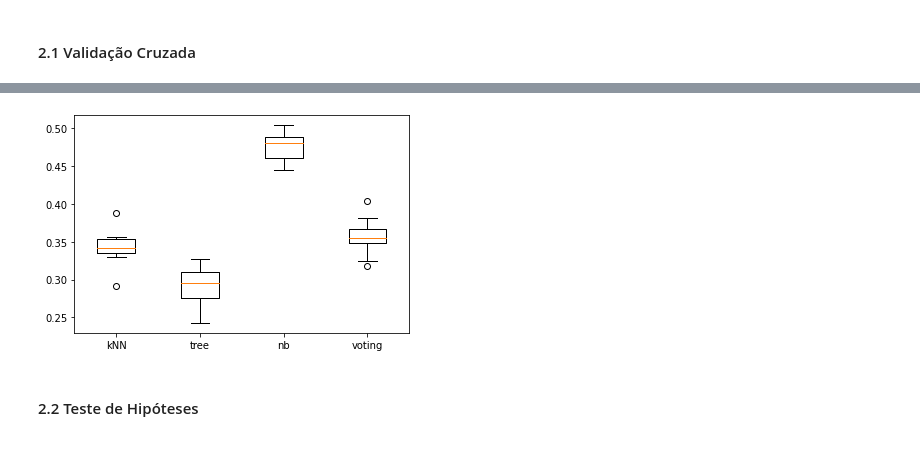
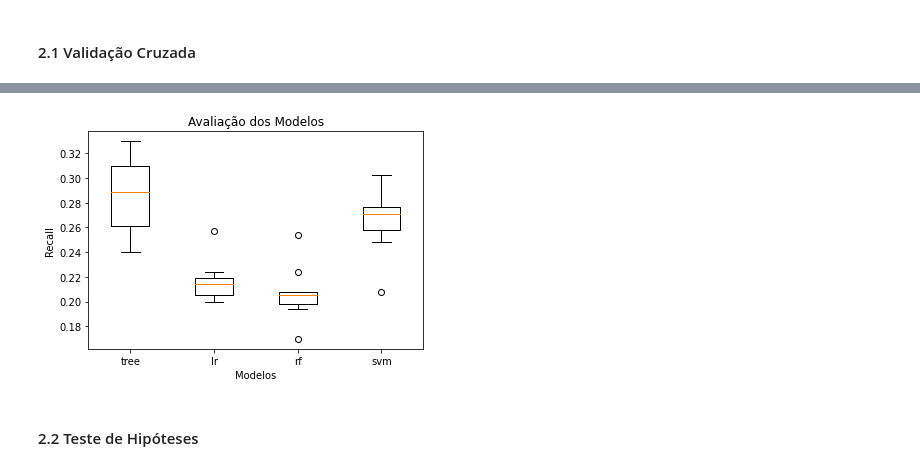
Before and after one commit to pedrosouzalv/PO-233, a Jupyter notebook: aplicacao_modelos.ipynb, the cells around one changed output, grey strips where cells are left out. Saved outputs shown, nothing was run; the diff lists cells and outputs as text; code cells hidden in the pictures.

```diff
--- a/aplicacao_modelos.ipynb
+++ b/aplicacao_modelos.ipynb
@@ -153,0 +162,14 @@ f1_scores        = {}
+# %%
+for model in ['tree']:
+    print('Evaluation -', model)
+    model_scores = cross_validate(tunned_models[model],
+                    X_train.values,
+                    y_train['y'].values,
+                    cv=cv,
+                    scoring = ['accuracy','precision', 'recall', 'f1']
+                    )
+    precision_scores[model] = model_scores['test_precision']
+    accuracy_scores[model]  = model_scores['test_accuracy']
+    recall_scores[model]    = model_scores['test_recall']
+    f1_scores[model]        = model_scores['test_f1']
+    print(model,'- Finished')
@@ -157,7 +182,7 @@ for model in tunned_models.keys():
     model_scores = cross_validate(tunned_models[model],
                     X_train.values,
                     y_train['y'].values,
-                    cv=gscv,
+                    cv=cv,
                     scoring = ['accuracy','precision', 'recall', 'f1']
                     )
     precision_scores[model] = model_scores['test_precision']
@@ -177,17 +193,3 @@ voting - Finished
-# %%
-for model in ['lr','rf', 'voting']:
-    print('Evaluation -', model)
-    model_scores = cross_validate(tunned_models[model],
-                    X_train.values,
-                    y_train['y'].values,
-                    cv=gscv,
-                    scoring = ['accuracy','precision', 'recall', 'f1']
-                    )
-    precision_scores[model] = model_scores['test_precision']
-    accuracy_scores[model]  = model_scores['test_accuracy']
-    recall_scores[model]    = model_scores['test_recall']
-    f1_scores[model]        = model_scores['test_f1']
-    print(model,'- Finished')
 # %%
 precision_scores = pd.DataFrame(precision_scores)
 accuracy_scores  = pd.DataFrame(accuracy_scores)
@@ -227,10 +237,15 @@ voting    0.36 ± 0.03
 dtype: object
+# %%
+recall_scores_final = recall_scores[['tree','lr','rf','svm']]
 # %%
-plt.boxplot([scores for alg, scores in recall_scores.iteritems() ])
-plt.xticks(1 + np.arange(recall_scores.shape[1]), recall_scores.columns)
+plt.boxplot([scores for alg, scores in recall_scores_final.iteritems() ])
+plt.xticks(1 + np.arange(recall_scores_final.shape[1]), recall_scores_final.columns)
+plt.title('Avaliação dos Modelos')
+plt.xlabel('Modelos')
+plt.ylabel('Recall')
 plt.show()
 # %% [output]
-[figure, old version]
+[figure, new version]
 # %% [markdown]
 #### 2.2 Teste de Hipóteses
 # %% [markdown]
```
Also changed, not shown: parts of 34 cells of this notebook, 6 other files.
